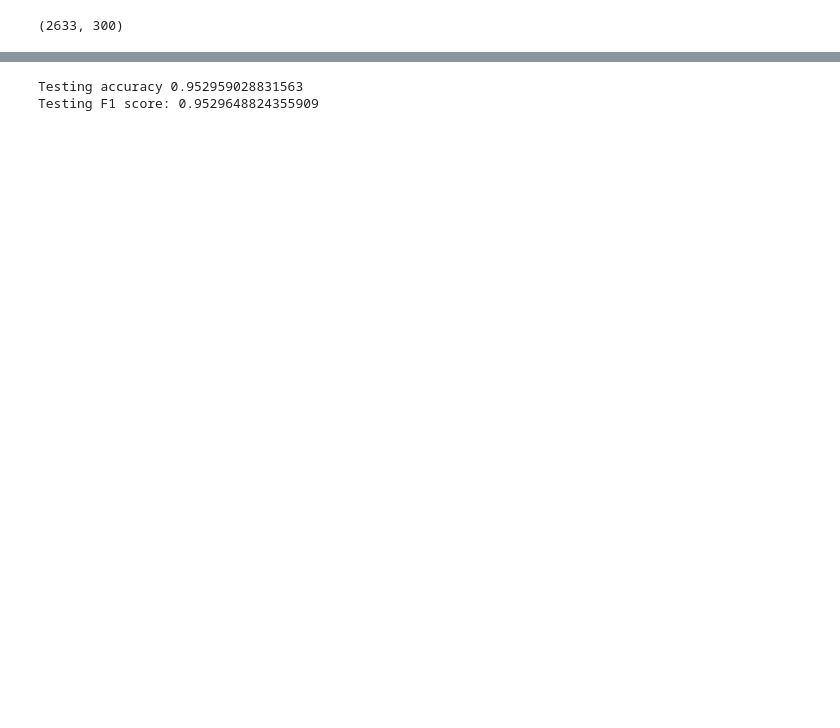
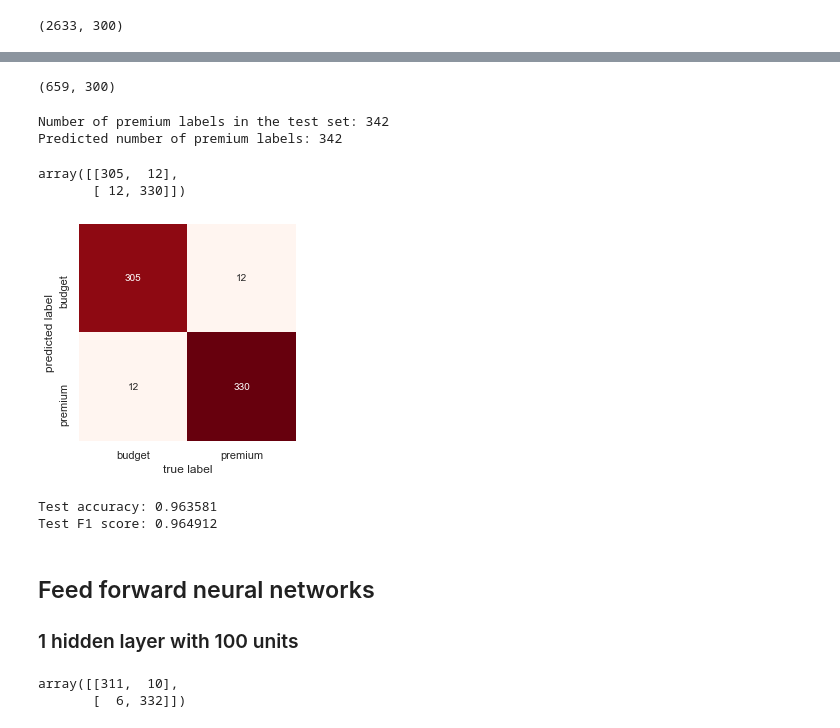
Before and after one commit to seaireal/brand_premiumization, a Jupyter notebook: msds577_project.ipynb, the cells around one changed output, grey strips where cells are left out. Drawn from its saved outputs; the diff is of its cells as text; code cells hidden in the pictures; blank space fills up the shorter version.

```diff
--- a/msds577_project.ipynb
+++ b/msds577_project.ipynb
@@ -181,3 +322,0 @@ scores.min(), scores.mean(), scores.max()
-# %%
-NB_model.fit(X_train, y_train)
-y_pred_nb = NB_model.predict(X_test)
@@ -211,4 +322,0 @@ from sklearn.datasets import make_classification
-# %%
-#Split dataset into training and test set
-from sklearn.model_selection import train_test_split
-X_train, X_test, y_train, y_test = train_test_split(Doc_Vec_array, Premium_NonPremium, test_size=0.2, random_state=100)
@@ -335,12 +322,0 @@ array([[304,  15],
-# %%
-mlp_gs = MLPClassifier(max_iter=100)
-parameter_space = {
-    'hidden_layer_sizes': [(100,100,100,50),(100,100,50),(100,50),(100,)],
-    'activation': ['tanh', 'relu'],
-    'solver': ['sgd', 'adam'],
-    'alpha': [0.0001, 0.05],
-    'learning_rate': ['constant','adaptive'],
-}
-from sklearn.model_selection import GridSearchCV
-clf = GridSearchCV(mlp_gs, parameter_space, n_jobs=-1, cv=5)
-clf.fit(X_train, y_train)
@@ -372,7 +323,4 @@ y_pred_clf_tune = clf.predict(X_test)
-# %%
-from sklearn.metrics import accuracy_score, f1_score
-print('Testing accuracy %s' % accuracy_score(y_test, y_pred_clf_tune))
-print('Testing F1 score: {}'.format(f1_score(y_test, y_pred_clf_tune, average='weighted')))
-# %% [output]
-Testing accuracy 0.952959028831563
-Testing F1 score: 0.9529648824355909
+# %%
+X_test.shape
+# %% [output]
+(659, 300)
@@ -378,0 +331,28 @@ Testing F1 score: 0.9529648824355909
+# %%
+print("Number of premium labels in the test set: %d" %sum(y_test==1))
+print("Predicted number of premium labels: %d" %sum(y_pred_log==1))
+# %% [output]
+Number of premium labels in the test set: 342
+Predicted number of premium labels: 342
+# %%
+mat_log = confusion_matrix(y_pred_log, y_test)
+mat_log
+# %% [output]
+array([[305,  12],
+       [ 12, 330]])
+# %%
+plt.figure(figsize=(4,4))
+sns.heatmap(mat_log, cmap="Reds", square=True, annot=True, fmt="d", cbar=False, xticklabels=class_labels, yticklabels=class_labels)
+plt.xlabel("true label")
+plt.ylabel("predicted label");
+# %% [output]
+[figure, added]
+# %%
+print("Test accuracy: %f" %accuracy_score(y_test, y_pred_log))
+print("Test F1 score: %f" %f1_score(y_test, y_pred_log))
+# %% [output]
+Test accuracy: 0.963581
+Test F1 score: 0.964912
+# %% [markdown]
+## Feed forward neural networks
+### 1 hidden layer with 100 units
@@ -378,0 +364,7 @@ Testing F1 score: 0.9529648824355909
+# %%
+y_pred_fnn1 = fnn_1.predict(X_test)
+mat_fnn1 = confusion_matrix(y_pred_fnn1, y_test)
+mat_fnn1
+# %% [output]
+array([[311,  10],
+       [  6, 332]])
```
Also changed, not shown: parts of 136 cells of this notebook.
